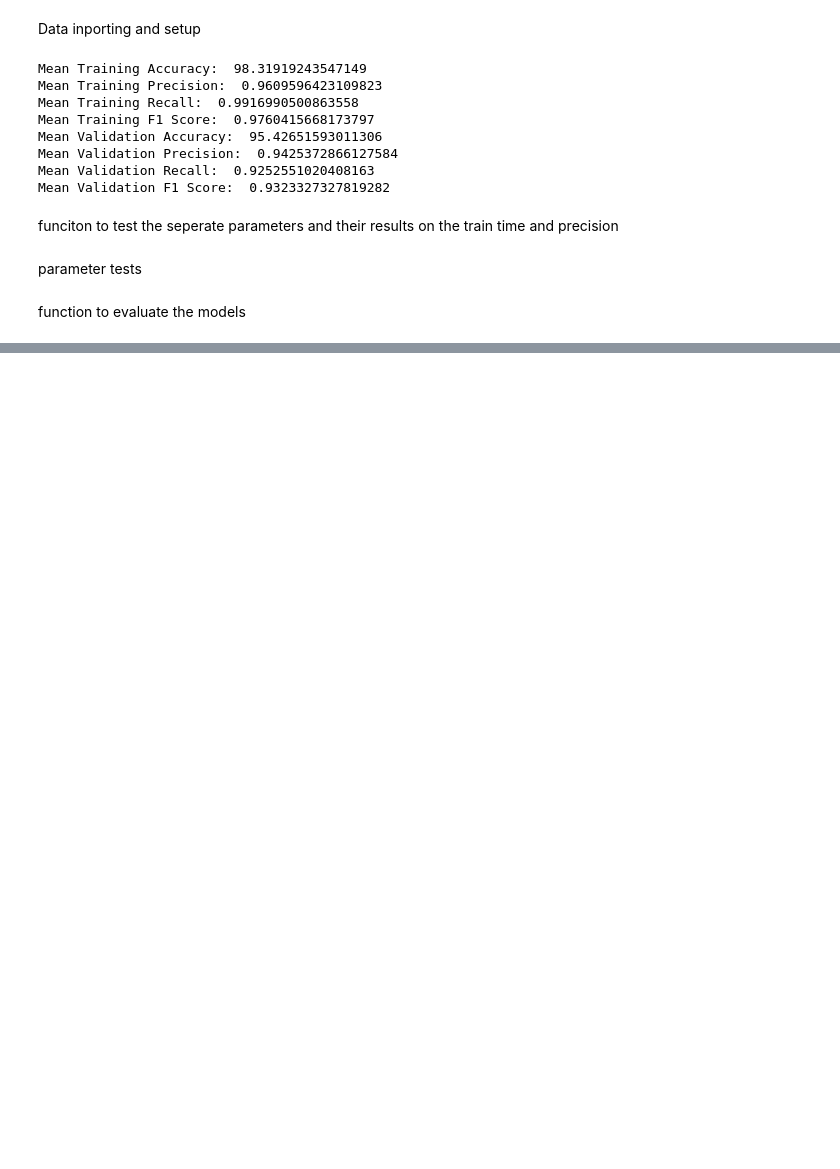
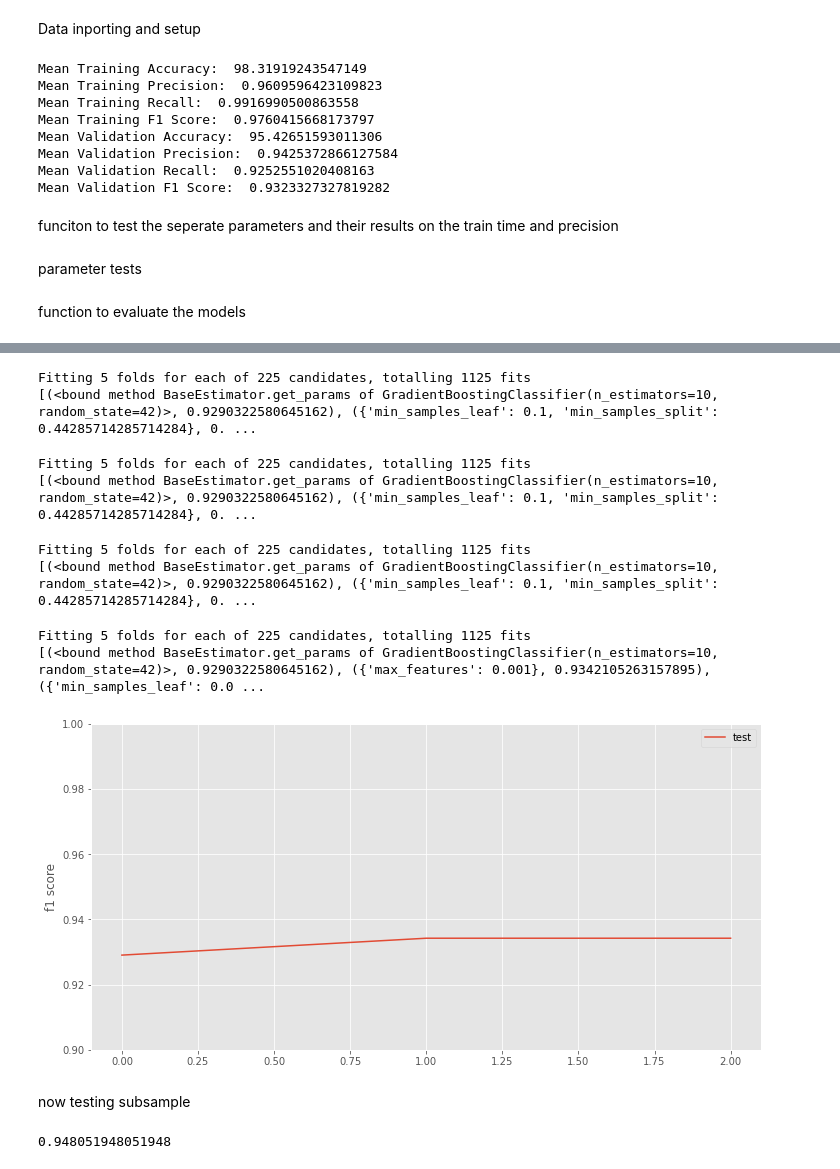
Before and after one commit to DJLeemstar/AICoursework, a Jupyter notebook: GBA.ipynb, the cells around one changed output, grey strips where cells are left out. Cells and saved outputs as stored; diff of their text form; code cells hidden in the pictures; blank space fills up the shorter version.

```diff
--- a/GBA.ipynb
+++ b/GBA.ipynb
@@ -132,0 +276,75 @@ gsearch4.best_params_, gsearch4.best_score_
+# %%
+param_grid = {
+    'min_samples_leaf':np.linspace(0.001,0.2,15),
+    'min_samples_split': np.linspace(0.4,1,15)
+}
+
+GBAgrid_model = model_selection.GridSearchCV(estimator = GradientBoostingClassifier(max_depth= 14,n_estimators= 172,random_state=42, max_features=1, learning_rate=0.5841899999999809, subsample=1), param_grid = param_grid,
+                                 cv = 5, n_jobs = -1, scoring='f1',verbose = 1, return_train_score=True)
+GBAgrid_model.fit(x_train,y_train)
+scores_of_models.append((GBAgrid_model.best_params_, evaluate(GBAgrid_model, x_test,y_test)))
+print(scores_of_models)
+# %% [output]
+Fitting 5 folds for each of 225 candidates, totalling 1125 fits
+[(<bound method BaseEstimator.get_params of GradientBoostingClassifier(n_estimators=10, random_state=42)>, 0.9290322580645162), ({'min_samples_leaf': 0.1, 'min_samples_split': 0.44285714285714284}, 0. ...
+# %%
+param_grid = {
+    'min_samples_leaf': np.linspace(0.001,0.2,15),
+    'min_samples_split': np.linspace(0.3,0.5,15)
+}
+
+GBAgrid_model = model_selection.GridSearchCV(estimator = GradientBoostingClassifier(max_depth= 14,n_estimators= 172,random_state=42, max_features=1, learning_rate=0.5841899999999809, subsample=1), param_grid = param_grid,
+                                 cv = 5, n_jobs = -1, scoring='f1',verbose = 1, return_train_score=True)
+GBAgrid_model.fit(x_train,y_train)
+scores_of_models.append((GBAgrid_model.best_params_, evaluate(GBAgrid_model, x_test,y_test)))
+print(scores_of_models)
+# %% [output]
+Fitting 5 folds for each of 225 candidates, totalling 1125 fits
+[(<bound method BaseEstimator.get_params of GradientBoostingClassifier(n_estimators=10, random_state=42)>, 0.9290322580645162), ({'min_samples_leaf': 0.1, 'min_samples_split': 0.44285714285714284}, 0. ...
+# %%
+param_grid = {
+    'min_samples_leaf': np.linspace(0.01,0.02,15),
+    'min_samples_split': np.linspace(0.4,0.45,15)
+}
+
+GBAgrid_model = model_selection.GridSearchCV(estimator = GradientBoostingClassifier(max_depth= 14,n_estimators= 172,random_state=42, max_features=1, learning_rate=0.5841899999999809, subsample=1), param_grid = param_grid,
+                                 cv = 5, n_jobs = -1, scoring='f1',verbose = 1, return_train_score=True)
+GBAgrid_model.fit(x_train,y_train)
+scores_of_models.append((GBAgrid_model.best_params_, evaluate(GBAgrid_model, x_test,y_test)))
+print(scores_of_models)
+# %% [output]
+Fitting 5 folds for each of 225 candidates, totalling 1125 fits
+[(<bound method BaseEstimator.get_params of GradientBoostingClassifier(n_estimators=10, random_state=42)>, 0.9290322580645162), ({'min_samples_leaf': 0.1, 'min_samples_split': 0.44285714285714284}, 0. ...
+# %%
+param_grid = {
+    'min_samples_leaf': np.linspace(0.01,0.015,15),
+    'min_samples_split': np.linspace(0.4,0.42,15)
+}
+
+GBAgrid_model = model_selection.GridSearchCV(estimator = GradientBoostingClassifier(max_depth= 14,n_estimators= 172,random_state=42, max_features=1, learning_rate=0.5841899999999809, subsample=1), param_grid = param_grid,
+                                 cv = 5, n_jobs = -1, scoring='f1',verbose = 1, return_train_score=True)
+GBAgrid_model.fit(x_train,y_train)
+scores_of_models.append((GBAgrid_model.best_params_, evaluate(GBAgrid_model, x_test,y_test)))
+print(scores_of_models)
+# %% [output]
+Fitting 5 folds for each of 225 candidates, totalling 1125 fits
+[(<bound method BaseEstimator.get_params of GradientBoostingClassifier(n_estimators=10, random_state=42)>, 0.9290322580645162), ({'max_features': 0.001}, 0.9342105263157895), ({'min_samples_leaf': 0.0 ...
+# %%
+temp_scores = []
+for i in scores_of_models:
+    temp_scores.append(i[1])
+plt.plot(np.arange(len(temp_scores)), temp_scores, '-', label = 'test')
+plt.legend()
+plt.ylabel('f1 score')
+plt.ylim(ymin = 0.9, ymax = 1)
+plt.show()
+# %% [output]
+[figure, added]
+# %% [markdown]
+now testing subsample
+# %%
+best = GBAgrid_model.best_estimator_
+evaluate(best, x_test,y_test)
+evaluate(GradientBoostingClassifier(max_depth= 14,n_estimators= 172,random_state=42, max_features=1, learning_rate=0.5841899999999809, subsample=1).fit(x_train,y_train),x_test,y_test)
+# %% [output]
+0.948051948051948
```
Also changed, not shown: parts of 15 cells of this notebook.
